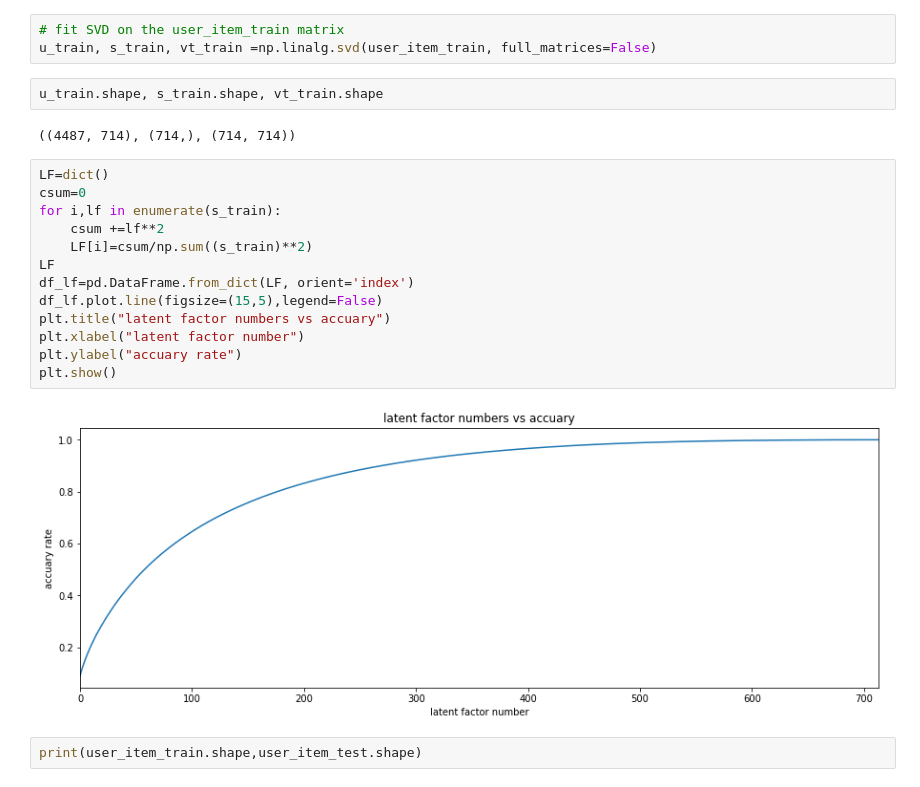
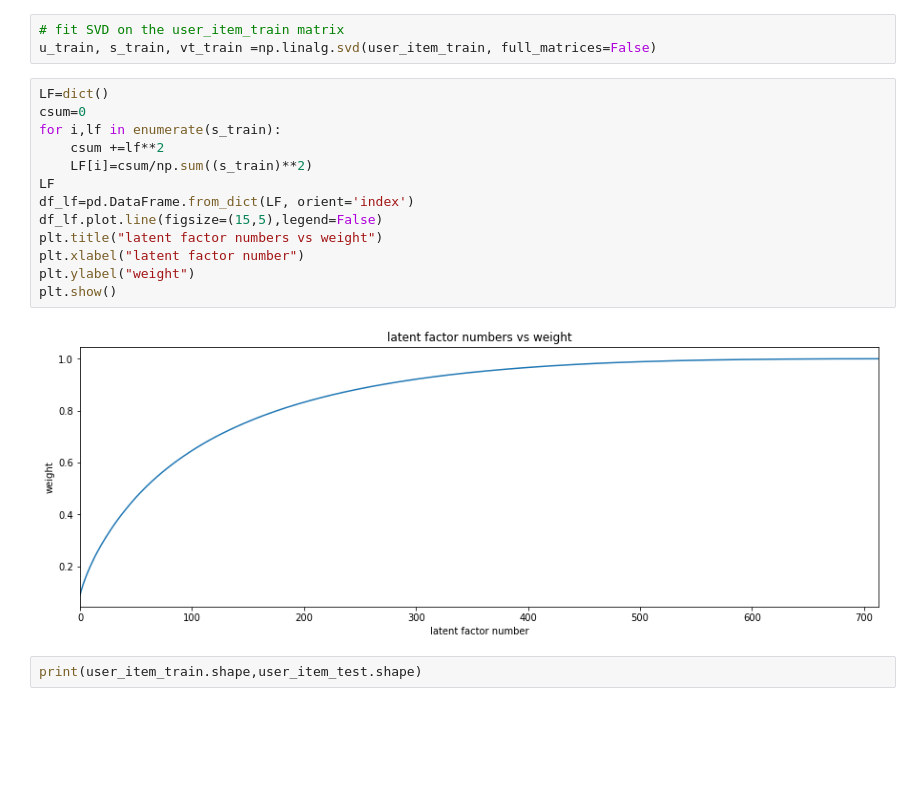
Before and after one commit to bin-wang-sh/Recommendation_with_IBM_Webapp, a Jupyter notebook: Recommendations_with_IBM.ipynb, the cells around one changed output. Drawn from its saved outputs; the diff is of its cells as text; blank space fills up the shorter version.

Commit message:
update the curve for Matrix Factoriation

```diff
--- a/Recommendations_with_IBM.ipynb
+++ b/Recommendations_with_IBM.ipynb
@@ -948,25 +948,21 @@ Use the cells below to explore how well SVD works towards making predictions for
 # %%
 # fit SVD on the user_item_train matrix
 u_train, s_train, vt_train =np.linalg.svd(user_item_train, full_matrices=False)
-# %%
-u_train.shape, s_train.shape, vt_train.shape
-# %% [output]
-((4487, 714), (714,), (714, 714))
 # %%
 LF=dict()
 csum=0
 for i,lf in enumerate(s_train):
     csum +=lf**2
     LF[i]=csum/np.sum((s_train)**2)
 LF
 df_lf=pd.DataFrame.from_dict(LF, orient='index')
 df_lf.plot.line(figsize=(15,5),legend=False)
-plt.title("latent factor numbers vs accuary")
+plt.title("latent factor numbers vs weight")
 plt.xlabel("latent factor number")
-plt.ylabel("accuary rate")
+plt.ylabel("weight")
 plt.show()
 # %% [output]
-[figure, old version]
+[figure, new version]
 # %%
 print(user_item_train.shape,user_item_test.shape)
 # %% [output]
```
Also changed, not shown: parts of 10 cells of this notebook.
